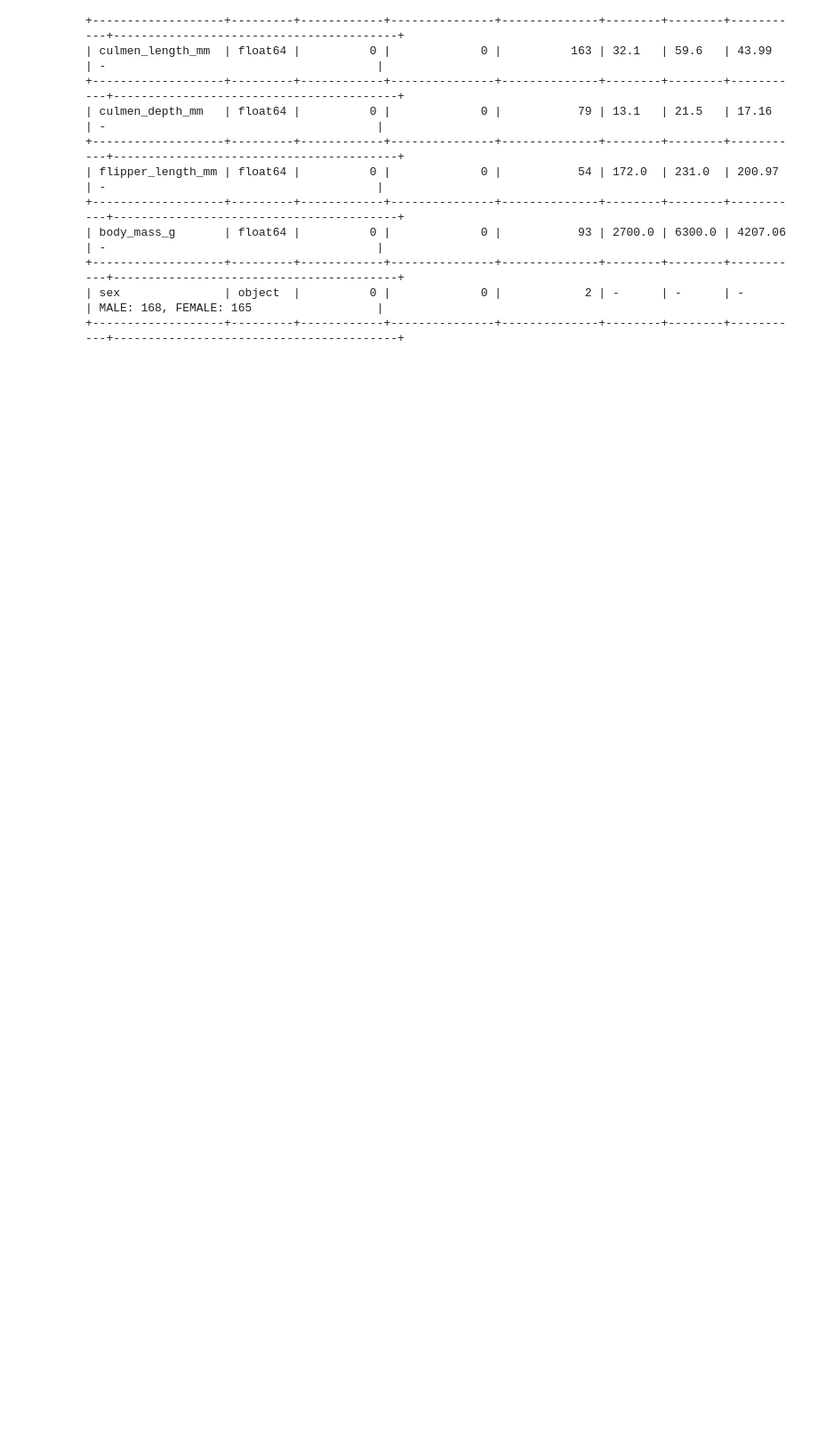
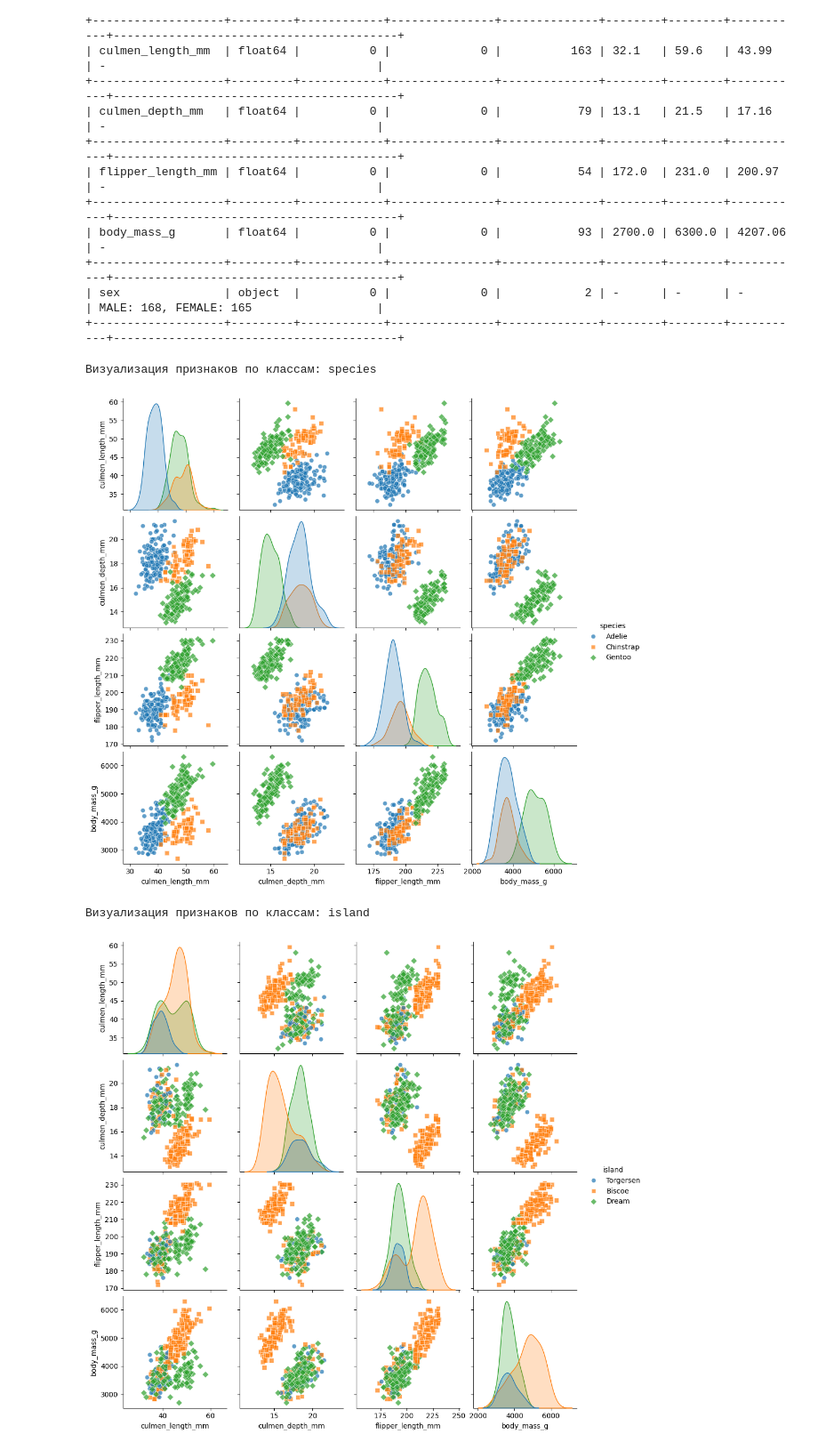
Before and after one commit to unkwerror/NSU_Statistic, a Jupyter notebook: lab1/lab1.ipynb, the cells around one changed output. Shown at 89% size. Cells and saved outputs as stored; diff of their text form; code cells hidden in the pictures; blank space fills up the shorter version.

Commit message:
Добавленна функция попарной визуализации количественных признаков для каждого таргетаЭ

```diff
--- a/lab1/lab1.ipynb
+++ b/lab1/lab1.ipynb
@@ -124,3 +162,19 @@ dataset_report(df)
 +-------------------+---------+------------+---------------+--------------+--------+--------+-----------+-----------------------------------------+
 | sex               | object  |          0 |             0 |            2 | -      | -      | -         | MALE: 168, FEMALE: 165                  |
 +-------------------+---------+------------+---------------+--------------+--------+--------+-----------+-----------------------------------------+
+# %%
+"""
+Попарная визуализация количественных переменных для каждого из таргетов
+"""
+
+features = ["culmen_length_mm", "culmen_depth_mm", "flipper_length_mm", "body_mass_g"]
+targets = ["species", "island", "sex"]
+
+for target in targets:
+    print(f"\nВизуализация признаков по классам: {target}")
+    plot_pairwise(df, features, target, diag="kde")
+# %% [output]
+Визуализация признаков по классам: species
+[figure, added]
+Визуализация признаков по классам: island
+[figure, added]
```
Also changed, not shown: parts of 3 cells of this notebook, 1 other file.
